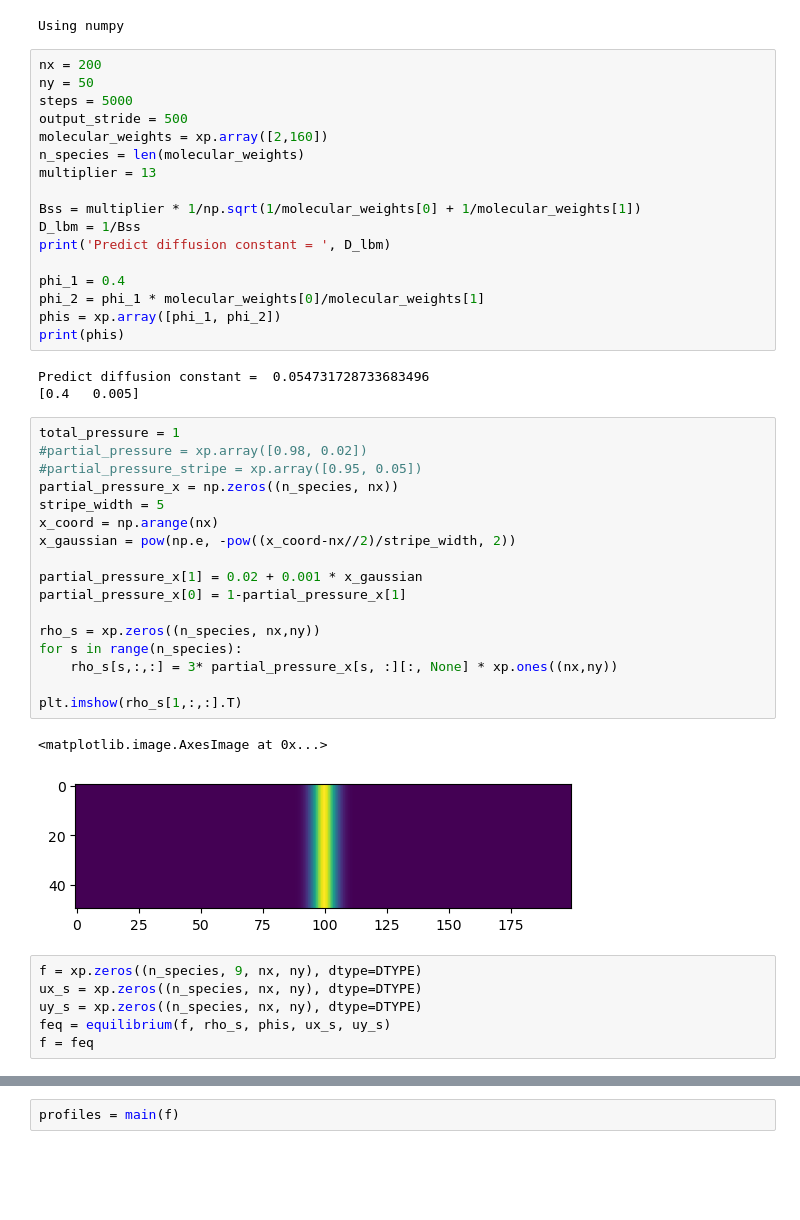
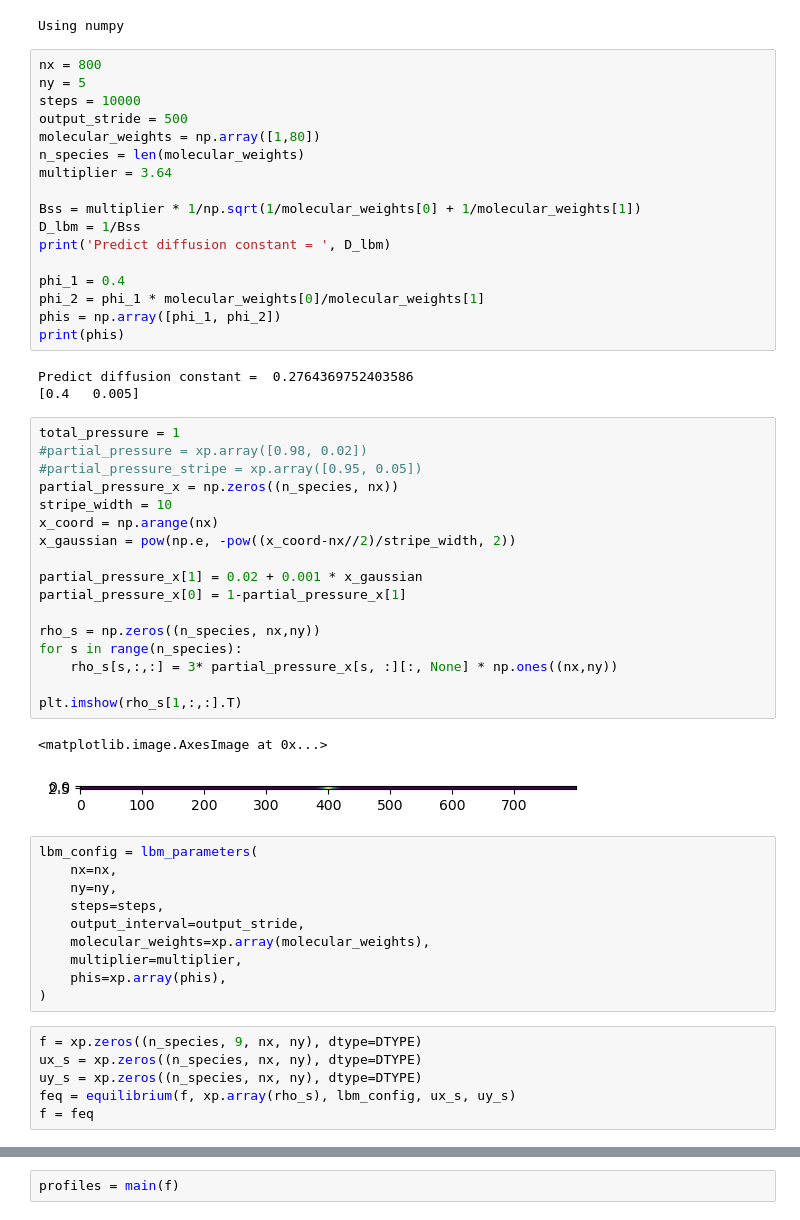
Before and after one commit to yuchenyan0107/LBM_Diffusion, a Jupyter notebook: 2D_LBM_MS/stripe_diffusion.ipynb, the cells around one changed output, grey strips where cells are left out. Saved outputs shown, nothing was run; the diff lists cells and outputs as text; blank space fills up the shorter version.

```diff
--- a/2D_LBM_MS/stripe_diffusion.ipynb
+++ b/2D_LBM_MS/stripe_diffusion.ipynb
@@ -10,13 +10,13 @@ from scipy.optimize import curve_fit
 # %% [output]
 Using numpy
 # %%
-nx = 200
-ny = 50
-steps = 5000
+nx = 800
+ny = 5
+steps = 10000
 output_stride = 500
-molecular_weights = xp.array([2,160])
+molecular_weights = np.array([1,80])
 n_species = len(molecular_weights)
-multiplier = 13
+multiplier = 3.64
 
 Bss = multiplier * 1/np.sqrt(1/molecular_weights[0] + 1/molecular_weights[1])
 D_lbm = 1/Bss
@@ -24,34 +24,44 @@ print('Predict diffusion constant = ', D_lbm)
 
 phi_1 = 0.4
 phi_2 = phi_1 * molecular_weights[0]/molecular_weights[1]
-phis = xp.array([phi_1, phi_2])
+phis = np.array([phi_1, phi_2])
 print(phis)
 # %% [output]
-Predict diffusion constant =  0.054731728733683496
+Predict diffusion constant =  0.2764369752403586
 [0.4   0.005]
 # %%
 total_pressure = 1
 #partial_pressure = xp.array([0.98, 0.02])
 #partial_pressure_stripe = xp.array([0.95, 0.05])
 partial_pressure_x = np.zeros((n_species, nx))
-stripe_width = 5
+stripe_width = 10
 x_coord = np.arange(nx)
 x_gaussian = pow(np.e, -pow((x_coord-nx//2)/stripe_width, 2))
 
 partial_pressure_x[1] = 0.02 + 0.001 * x_gaussian
 partial_pressure_x[0] = 1-partial_pressure_x[1]
 
-rho_s = xp.zeros((n_species, nx,ny))
+rho_s = np.zeros((n_species, nx,ny))
 for s in range(n_species):
-    rho_s[s,:,:] = 3* partial_pressure_x[s, :][:, None] * xp.ones((nx,ny))
+    rho_s[s,:,:] = 3* partial_pressure_x[s, :][:, None] * np.ones((nx,ny))
 
 plt.imshow(rho_s[1,:,:].T)
 # %% [output]
 <matplotlib.image.AxesImage at 0x...>
-[figure, old version]
+[figure, new version]
+# %%
+lbm_config = lbm_parameters(
+    nx=nx,
+    ny=ny,
+    steps=steps,
+    output_interval=output_stride,
+    molecular_weights=xp.array(molecular_weights),
+    multiplier=multiplier,
+    phis=xp.array(phis),
+)
 # %%
 f = xp.zeros((n_species, 9, nx, ny), dtype=DTYPE)
 ux_s = xp.zeros((n_species, nx, ny), dtype=DTYPE)
 uy_s = xp.zeros((n_species, nx, ny), dtype=DTYPE)
-feq = equilibrium(f, rho_s, phis, ux_s, uy_s)
+feq = equilibrium(f, xp.array(rho_s), lbm_config, ux_s, uy_s)
 f = feq
```
Also changed, not shown: parts of 9 cells of this notebook, 7 other files.
